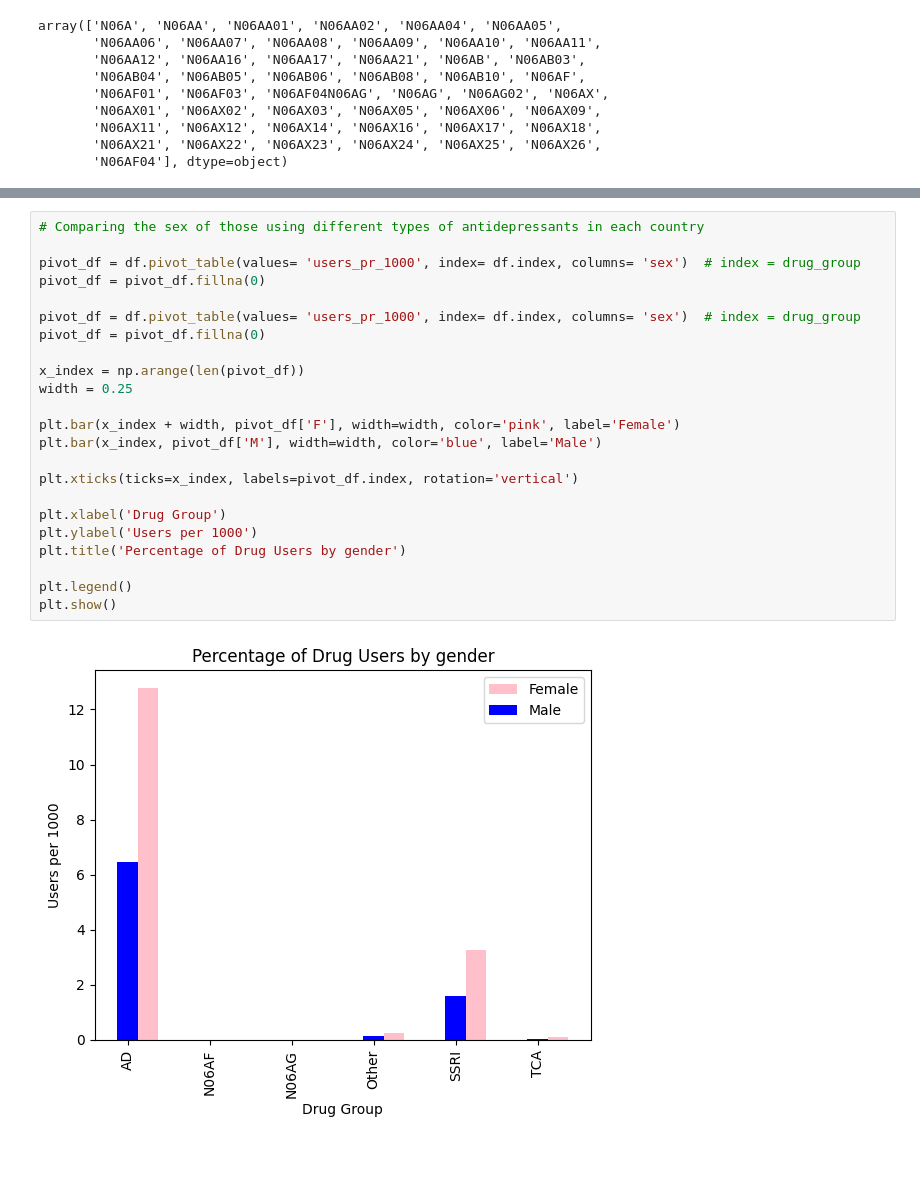
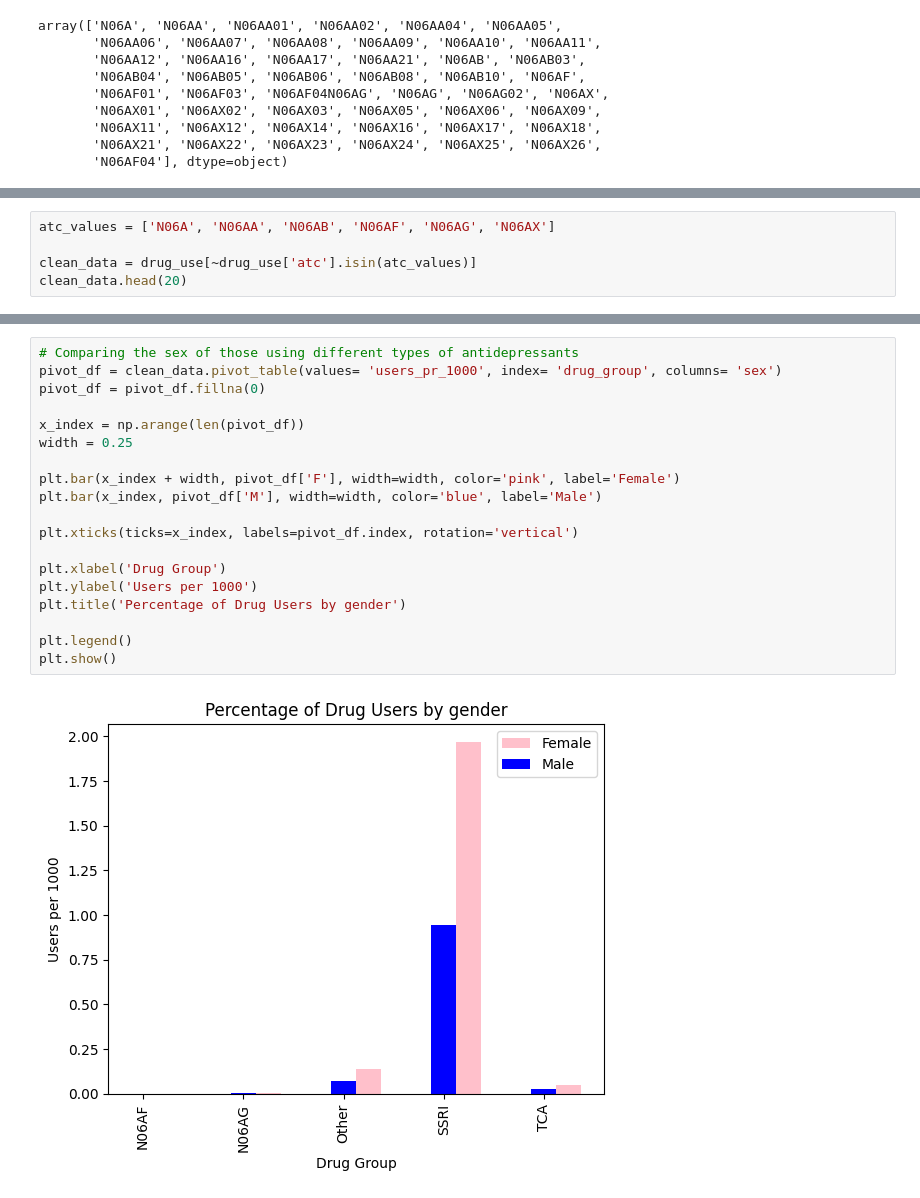
Before and after one commit to Shahar94/EDA-Project, a Jupyter notebook: EDA_project.ipynb, the cells around one changed output, grey strips where cells are left out. Cells and saved outputs as stored; diff of their text form; blank space fills up the shorter version.

```diff
--- a/EDA_project.ipynb
+++ b/EDA_project.ipynb
@@ -189,0 +90,5 @@ array(['5-9', '10-14', '15-19'], dtype=object)
+# %%
+atc_values = ['N06A', 'N06AA', 'N06AB', 'N06AF', 'N06AG', 'N06AX']
+
+clean_data = drug_use[~drug_use['atc'].isin(atc_values)]
+clean_data.head(20)
@@ -253,28 +360,24 @@ plt.show()
 # %%
-# Comparing the sex of those using different types of antidepressants in each country
-
-pivot_df = df.pivot_table(values= 'users_pr_1000', index= df.index, columns= 'sex')  # index = drug_group
-pivot_df = pivot_df.fillna(0)
-
-pivot_df = df.pivot_table(values= 'users_pr_1000', index= df.index, columns= 'sex')  # index = drug_group
+# Comparing the sex of those using different types of antidepressants
+pivot_df = clean_data.pivot_table(values= 'users_pr_1000', index= 'drug_group', columns= 'sex')
 pivot_df = pivot_df.fillna(0)
 
 x_index = np.arange(len(pivot_df))
 width = 0.25
 
 plt.bar(x_index + width, pivot_df['F'], width=width, color='pink', label='Female')
 plt.bar(x_index, pivot_df['M'], width=width, color='blue', label='Male')
 
 plt.xticks(ticks=x_index, labels=pivot_df.index, rotation='vertical')
 
 plt.xlabel('Drug Group')
 plt.ylabel('Users per 1000')
 plt.title('Percentage of Drug Users by gender')
 
 plt.legend()
 plt.show()
 # %% [output]
-[figure, old version]
+[figure, new version]
 # %%
 fig, ax = plt.subplots()
 
```
Also changed, not shown: parts of 32 cells of this notebook.
